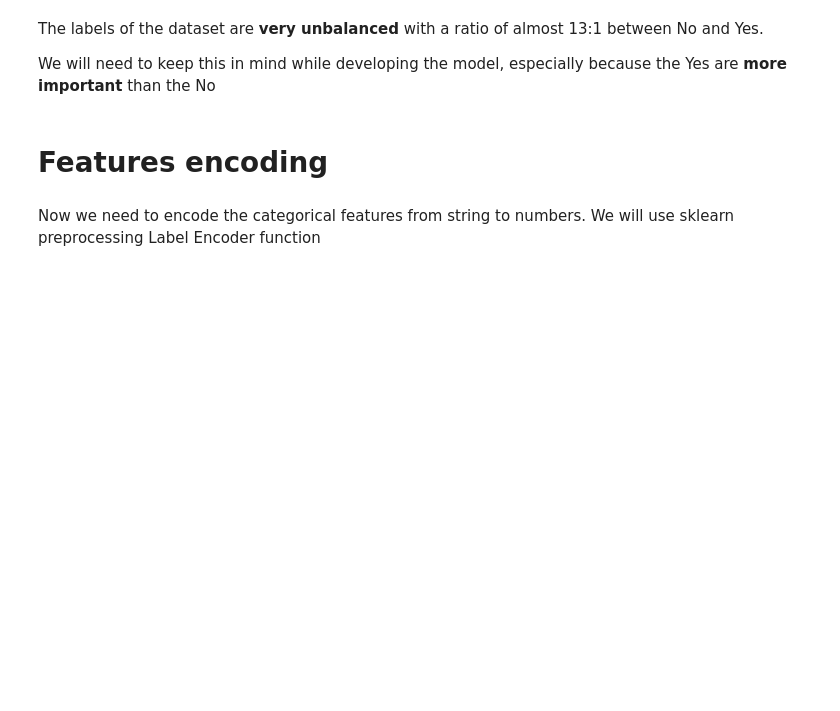
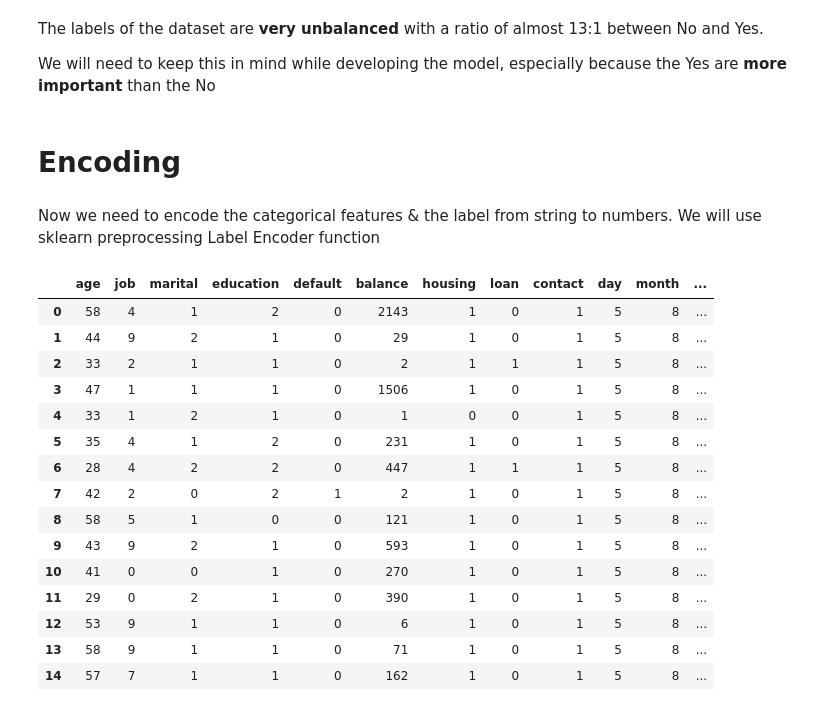
Before and after one commit to Ilvecho/Term-Deposit-Marketing, a Jupyter notebook: P2_notebook.ipynb, the cells around one changed output. Saved outputs shown, nothing was run; the diff lists cells and outputs as text; code cells hidden in the pictures; blank space fills up the shorter version.

```diff
--- a/P2_notebook.ipynb
+++ b/P2_notebook.ipynb
@@ -161,12 +159,12 @@ tmp = data.isnull().sum() / data.shape[0]
 for key in tmp.loc[tmp!= 0].keys():
 
   if tmp.loc[key] < 0.1:
-    attributes.loc[data.loc[:, key].isnull(), key] = data.loc[:, key].value_counts().keys()[0]
+    data.loc[data.loc[:, key].isnull(), key] = data.loc[:, key].value_counts().keys()[0]
   else:
-    attributes.loc[data.loc[:, key].isnull(), key] = data.loc[:, key].value_counts().keys()[-1]
+    data.loc[data.loc[:, key].isnull(), key] = data.loc[:, key].value_counts().keys()[-1]
 
 
-print(attributes.isnull().sum() / data.shape[0] * 100)
+print(data.isnull().sum() / data.shape[0] * 100)
 # %% [output]
 age          0.0
 job          0.0
@@ -199,7 +198,7 @@ numerical_keys = ['age', 'balance']
 
 for key in numerical_keys:
   fig = plt.figure()
-  sns.boxplot(attributes.loc[:, key]).set(title='Outliers in attribute '+key)
+  sns.boxplot(data.loc[:, key]).set(title='Outliers in attribute '+key)
   plt.show
 # %% [output]
 [figure]
@@ -220,23 +219,37 @@ Name: y, dtype: int64
 The labels of the dataset are **very unbalanced** with a ratio of almost 13:1 between No and Yes.
 
 We will need to keep this in mind while developing the model, especially because the Yes are **more important** than the No
-# %% [markdown]
-# Features encoding
+# %% [markdown]
+# Encoding
 # %% [markdown]
-Now we need to encode the categorical features from string to numbers.
+Now we need to encode the categorical features & the label from string to numbers.
 We will use sklearn preprocessing Label Encoder function
 # %%
 from sklearn import preprocessing
 
-data = pd.read_csv('term-deposit-marketing-2020.csv')
-
-attributes = data.drop('y', axis=1)
-labels = data['y']
-
 encoders_list = {}
 
-for key in attributes.keys():
-  if attributes.loc[:, key].dtype == 'O':
+for key in data.keys():
+  if data.loc[:, key].dtype == 'O':
     le = preprocessing.LabelEncoder()
-    attributes.loc[:, key] = le.fit_transform(attributes.loc[:, key])
+    data.loc[:, key] = le.fit_transform(data.loc[:, key])
     encoders_list[key] = le.classes_
+# %%
+data.head(15)
+# %% [output]
+|  | age | job | marital | education | default | balance | housing | loan | contact | day | month | ... |
+| 0 | 58 | 4 | 1 | 2 | 0 | 2143 | 1 | 0 | 1 | 5 | 8 | ... |
+| 1 | 44 | 9 | 2 | 1 | 0 | 29 | 1 | 0 | 1 | 5 | 8 | ... |
+| 2 | 33 | 2 | 1 | 1 | 0 | 2 | 1 | 1 | 1 | 5 | 8 | ... |
+| 3 | 47 | 1 | 1 | 1 | 0 | 1506 | 1 | 0 | 1 | 5 | 8 | ... |
+| 4 | 33 | 1 | 2 | 1 | 0 | 1 | 0 | 0 | 1 | 5 | 8 | ... |
+| 5 | 35 | 4 | 1 | 2 | 0 | 231 | 1 | 0 | 1 | 5 | 8 | ... |
+| 6 | 28 | 4 | 2 | 2 | 0 | 447 | 1 | 1 | 1 | 5 | 8 | ... |
+| 7 | 42 | 2 | 0 | 2 | 1 | 2 | 1 | 0 | 1 | 5 | 8 | ... |
+| 8 | 58 | 5 | 1 | 0 | 0 | 121 | 1 | 0 | 1 | 5 | 8 | ... |
+| 9 | 43 | 9 | 2 | 1 | 0 | 593 | 1 | 0 | 1 | 5 | 8 | ... |
+| 10 | 41 | 0 | 0 | 1 | 0 | 270 | 1 | 0 | 1 | 5 | 8 | ... |
+| 11 | 29 | 0 | 2 | 1 | 0 | 390 | 1 | 0 | 1 | 5 | 8 | ... |
+| 12 | 53 | 9 | 1 | 1 | 0 | 6 | 1 | 0 | 1 | 5 | 8 | ... |
+| 13 | 58 | 9 | 1 | 1 | 0 | 71 | 1 | 0 | 1 | 5 | 8 | ... |
+| 14 | 57 | 7 | 1 | 1 | 0 | 162 | 1 | 0 | 1 | 5 | 8 | ... |
```
Also changed, not shown: parts of 8 cells of this notebook.
